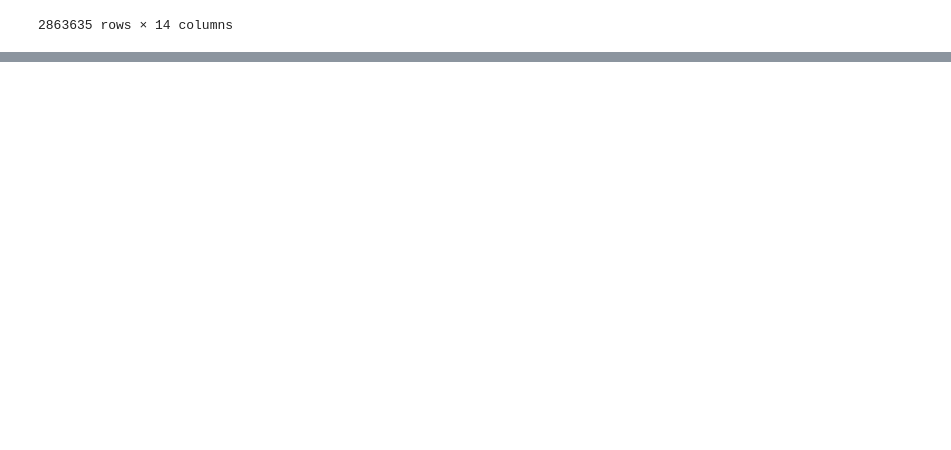
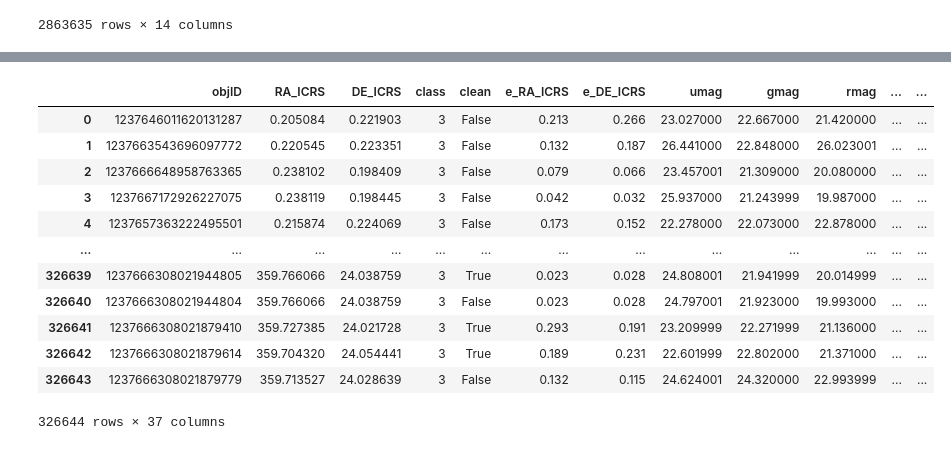
Before and after one commit to ykzhang112233/highz-catalogue, a Jupyter notebook: scripts/code_help.ipynb, the cells around one changed output, grey strips where cells are left out. Drawn from its saved outputs; the diff is of its cells as text; code cells hidden in the pictures; blank space fills up the shorter version.

Commit message:
test adding the sub_galaxy table

```diff
--- a/scripts/code_help.ipynb
+++ b/scripts/code_help.ipynb
@@ -131,0 +170,6 @@ array(['g094651.41-010228.7', 'g094740.67-005925.8',
+# %%
+sdss_galaxy_sup = "../catalogues/dr16_sup_galaxy.fits"
+with fits.open(sdss_galaxy_sup) as hdul:
+    data = hdul[1].data
+    table_g2 = Table(data)
+df_galaxy_sup = table_g2.to_pandas()
@@ -131,0 +209,53 @@ array(['g094651.41-010228.7', 'g094740.67-005925.8',
+# %%
+# df_update=df_update.replace([-32768,-2147483648], np.nan, inplace=True)
+# df_update['sdss_name'] = pd.Series(dtype='str')
+# df_update['Z'] = pd.Series(dtype='float')
+# df_update['SOURCE_Z'] = pd.Series(dtype='str')
+# for i in range(len(df_update)):
+#     df_update.loc[i, 'sdss_name'] = df_update['SDSS16'][i].replace('SDSS J', 'g')
+#     if not pd.isna(df_update['zsp'][i]):  # 使用 pd.isna() 而非对象方法
+#         df_update.loc[i, 'Z'] = df_update['zsp'][i]
+#         df_update.loc[i, 'SOURCE_Z'] = np.nan
+#     else:
+#         if not pd.isna(df_update['zph'][i]):
+#             df_update.loc[i, 'Z'] = df_update['zph'][i]
+#             df_update.loc[i, 'SOURCE_Z'] = 'phot'
+#         else:
+#             df_update.loc[i, 'Z'] = np.nan
+#             df_update.loc[i, 'SOURCE_Z'] = 'NOT_CLEAN'
+
+df_update['sdss_name'] = df_update['SDSS16'].str.replace('SDSS J', 'g')
+
+# 初始化所有行为 NaN
+df_update['Z'] = np.nan
+df_update['SOURCE_Z'] = np.nan
+
+# 有光谱红移的情况
+mask_zsp = ~pd.isna(df_update['zsp'])
+df_update.loc[mask_zsp, 'Z'] = df_update.loc[mask_zsp, 'zsp']
+# SOURCE_Z 保持为 NaN
+
+# 无光谱红移但有光度红移的情况
+mask_zph = (~mask_zsp) & (~pd.isna(df_update['zph']))
+df_update.loc[mask_zph, 'Z'] = df_update.loc[mask_zph, 'zph']
+df_update.loc[mask_zph, 'SOURCE_Z'] = 'phot'
+
+# 两种红移都没有的情况
+mask_none = (~mask_zsp) & (~mask_zph)
+df_update.loc[mask_none, 'SOURCE_Z'] = 'NOT_CLEAN'
+# %%
+df_update
+# %% [output]
+|  | objID | RA_ICRS | DE_ICRS | class | clean | e_RA_ICRS | e_DE_ICRS | umag | gmag | rmag | ... | ... |
+| 0 | 1237646011620131287 | 0.205084 | 0.221903 | 3 | False | 0.213 | 0.266 | 23.027000 | 22.667000 | 21.420000 | ... | ... |
+| 1 | 1237663543696097772 | 0.220545 | 0.223351 | 3 | False | 0.132 | 0.187 | 26.441000 | 22.848000 | 26.023001 | ... | ... |
+| 2 | 1237666648958763365 | 0.238102 | 0.198409 | 3 | False | 0.079 | 0.066 | 23.457001 | 21.309000 | 20.080000 | ... | ... |
+| 3 | 1237667172926227075 | 0.238119 | 0.198445 | 3 | False | 0.042 | 0.032 | 25.937000 | 21.243999 | 19.987000 | ... | ... |
+| 4 | 1237657363222495501 | 0.215874 | 0.224069 | 3 | False | 0.173 | 0.152 | 22.278000 | 22.073000 | 22.878000 | ... | ... |
+| ... | ... | ... | ... | ... | ... | ... | ... | ... | ... | ... | ... | ... |
+| 326639 | 1237666308021944805 | 359.766066 | 24.038759 | 3 | True | 0.023 | 0.028 | 24.808001 | 21.941999 | 20.014999 | ... | ... |
+| 326640 | 1237666308021944804 | 359.766066 | 24.038759 | 3 | False | 0.023 | 0.028 | 24.797001 | 21.923000 | 19.993000 | ... | ... |
+| 326641 | 1237666308021879410 | 359.727385 | 24.021728 | 3 | True | 0.293 | 0.191 | 23.209999 | 22.271999 | 21.136000 | ... | ... |
+| 326642 | 1237666308021879614 | 359.704320 | 24.054441 | 3 | True | 0.189 | 0.231 | 22.601999 | 22.802000 | 21.371000 | ... | ... |
+| 326643 | 1237666308021879779 | 359.713527 | 24.028639 | 3 | False | 0.132 | 0.115 | 24.624001 | 24.320000 | 22.993999 | ... | ... |
+326644 rows × 37 columns
```
Also changed, not shown: parts of 4 cells of this notebook.
